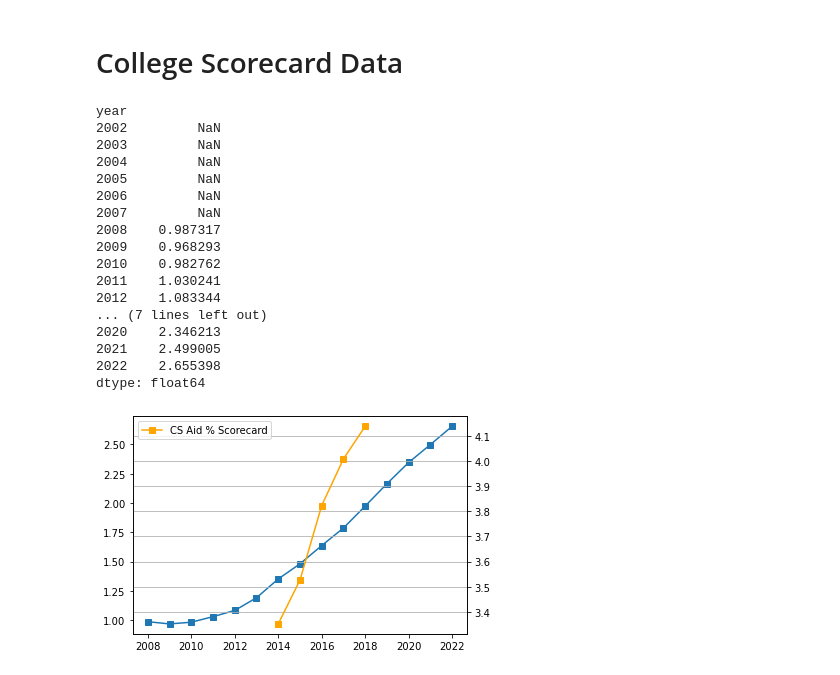
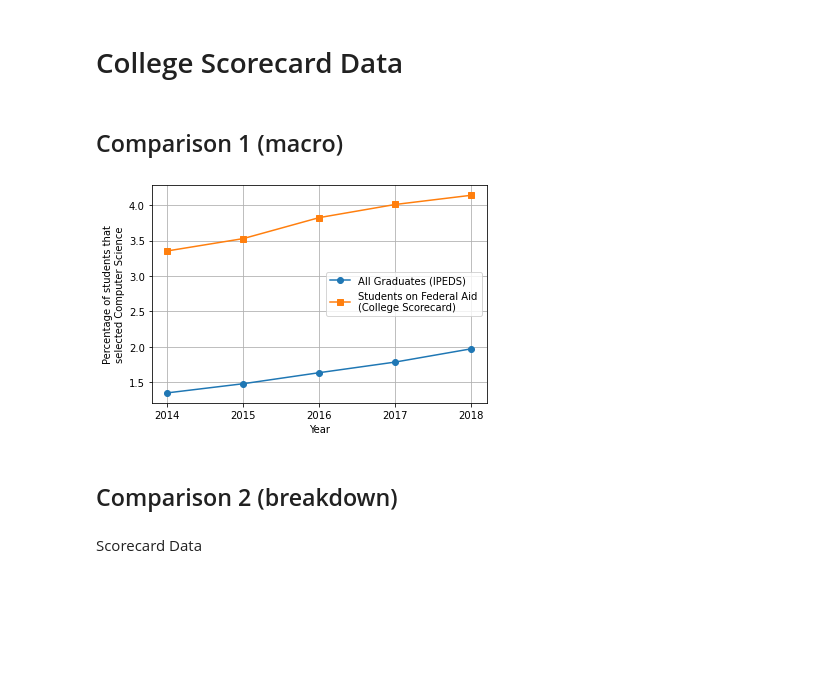
Before and after one commit to fahadsultan/pellstudents, a Jupyter notebook: src/pell_popularity.ipynb, the cells around one changed output. Cells and saved outputs as stored; diff of their text form; code cells hidden in the pictures; blank space fills up the shorter version.

```diff
--- a/src/pell_popularity.ipynb
+++ b/src/pell_popularity.ipynb
@@ -370,2 +254,4 @@ all_sc = pd.concat(scorecards)
+# %% [markdown]
+## Comparison 1 (macro)
 # %%
 all_sc['cs'] = all_sc['CIPCODE'].astype(str).apply(lambda x: len(x)==4 and x.startswith('11'))
@@ -372 +260,19 @@ all_sc['cs'] = all_sc['CIPCODE'].astype(str).apply(lambda x: len(x)==4 and x.sta
+# %%
+# plt.plot(cs_pct_ipeds.loc[2014:2019], marker='s', label='CS % IPEDS');
+plt.plot(cs_pct_ipeds.loc[cs_pct_sc.index], marker='o', label='All Graduates (IPEDS)');
+# plt.twinx()
+plt.plot((100*cs_pct_sc), marker='s', label='Students on Federal Aid\n(College Scorecard)');
+plt.legend()
+plt.grid()
+
+plt.ylabel('Percentage of students that\nselected Computer Science')
+plt.xlabel('Year')
+
+plt.xticks(range(2014, 2019));
+# %% [output]
+[figure, added]
+# %% [markdown]
+## Comparison 2 (breakdown)
+# %% [markdown]
+Scorecard Data
 # %%
@@ -376,29 +281,0 @@ cs_pct_sc.index = range(2014, 2019)
-# %%
-cs_pct_ipeds
-# %% [output]
-year
-2002         NaN
-2003         NaN
-2004         NaN
-2005         NaN
-2006         NaN
-2007         NaN
-2008    0.987317
-2009    0.968293
-2010    0.982762
-2011    1.030241
-2012    1.083344
-... (7 lines left out)
-2020    2.346213
-2021    2.499005
-2022    2.655398
-dtype: float64
-# %%
-# plt.plot(cs_pct_ipeds.loc[2014:2019], marker='s', label='CS % IPEDS');
-plt.plot(cs_pct_ipeds, marker='s', label='CS % IPEDS');
-plt.twinx()
-plt.plot((100*cs_pct_sc), marker='s', label='CS Aid % Scorecard', color='orange');
-plt.legend()
-plt.grid()
-# %% [output]
-[figure, removed]
```
Also changed, not shown: parts of 33 cells of this notebook.
